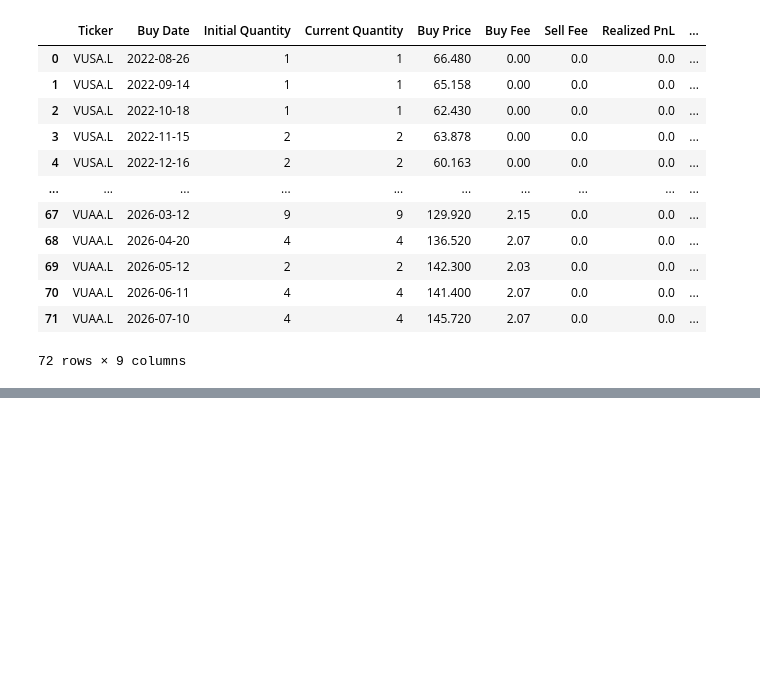
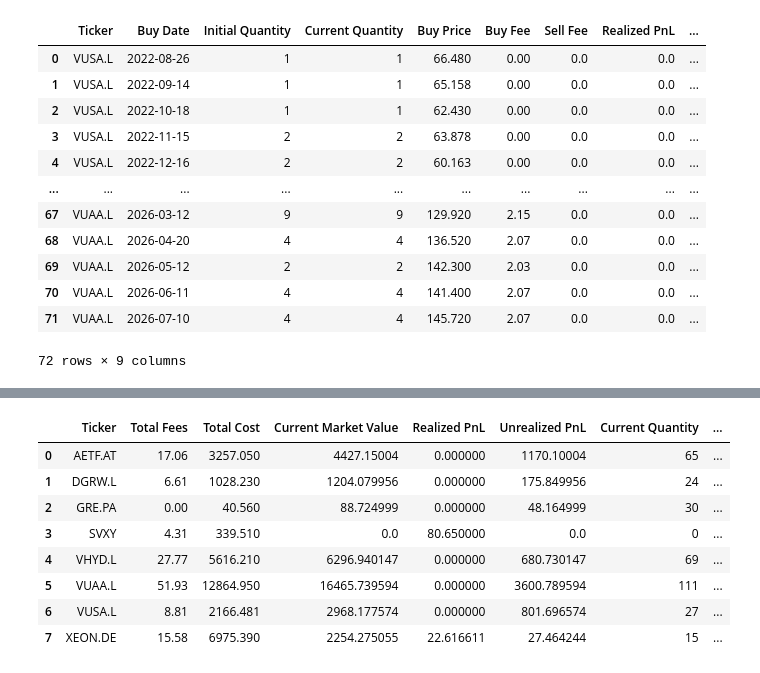
Before and after one commit to charis-kapidis/investment-tracker, a Jupyter notebook: notebooks/02_metrics_calculation.ipynb, the cells around one changed output, grey strips where cells are left out. Saved outputs shown, nothing was run; the diff lists cells and outputs as text; code cells hidden in the pictures; blank space fills up the shorter version.

```diff
--- a/notebooks/02_metrics_calculation.ipynb
+++ b/notebooks/02_metrics_calculation.ipynb
@@ -122,0 +195,37 @@ pd.DataFrame(lots)
+# %%
+annualized_gain_pct = []
+
+for row in asset_data.iterrows():
+    row = row[1]
+    asset_trx = transaction_data[transaction_data["Ticker"] == row["Ticker"]]
+    dates = list(asset_trx["Transaction Date"])
+    amounts = []
+
+    for _, tx_row in asset_trx.iterrows():
+        fee = tx_row.get('Fee', 0.0)
+        if tx_row['Transaction Type'].upper() == 'BUY':
+            amounts.append(-(tx_row['Quantity'] * tx_row['Transaction Price'] + fee))
+        elif tx_row['Transaction Type'].upper() == 'SELL':
+            amounts.append((tx_row['Quantity'] * tx_row['Transaction Price'] - fee))
+
+    dates.append(pd.Timestamp.today())
+    amounts.append(row["Current Market Value"])
+
+    try:
+        res = xirr(dates, amounts)
+        annualized_gain_pct.append(res * 100 if res is not None else np.nan)
+    except:
+        annualized_gain_pct.append(np.nan)
+
+asset_data['Annualized Gain %'] = annualized_gain_pct
+asset_data
+# %% [output]
+|  | Ticker | Total Fees | Total Cost | Current Market Value | Realized PnL | Unrealized PnL | Current Quantity | ... |
+| 0 | AETF.AT | 17.06 | 3257.050 | 4427.15004 | 0.000000 | 1170.10004 | 65 | ... |
+| 1 | DGRW.L | 6.61 | 1028.230 | 1204.079956 | 0.000000 | 175.849956 | 24 | ... |
+| 2 | GRE.PA | 0.00 | 40.560 | 88.724999 | 0.000000 | 48.164999 | 30 | ... |
+| 3 | SVXY | 4.31 | 339.510 | 0.0 | 80.650000 | 0.0 | 0 | ... |
+| 4 | VHYD.L | 27.77 | 5616.210 | 6296.940147 | 0.000000 | 680.730147 | 69 | ... |
+| 5 | VUAA.L | 51.93 | 12864.950 | 16465.739594 | 0.000000 | 3600.789594 | 111 | ... |
+| 6 | VUSA.L | 8.81 | 2166.481 | 2968.177574 | 0.000000 | 801.696574 | 27 | ... |
+| 7 | XEON.DE | 15.58 | 6975.390 | 2254.275055 | 22.616611 | 27.464244 | 15 | ... |
```
Also changed, not shown: parts of 4 cells of this notebook, 3 other files.
